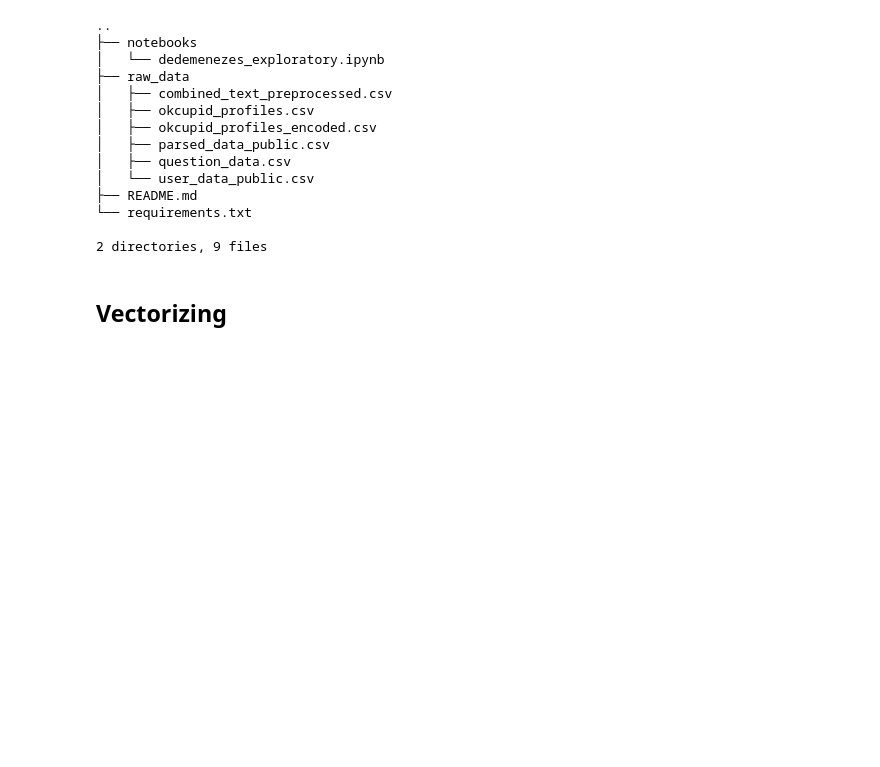
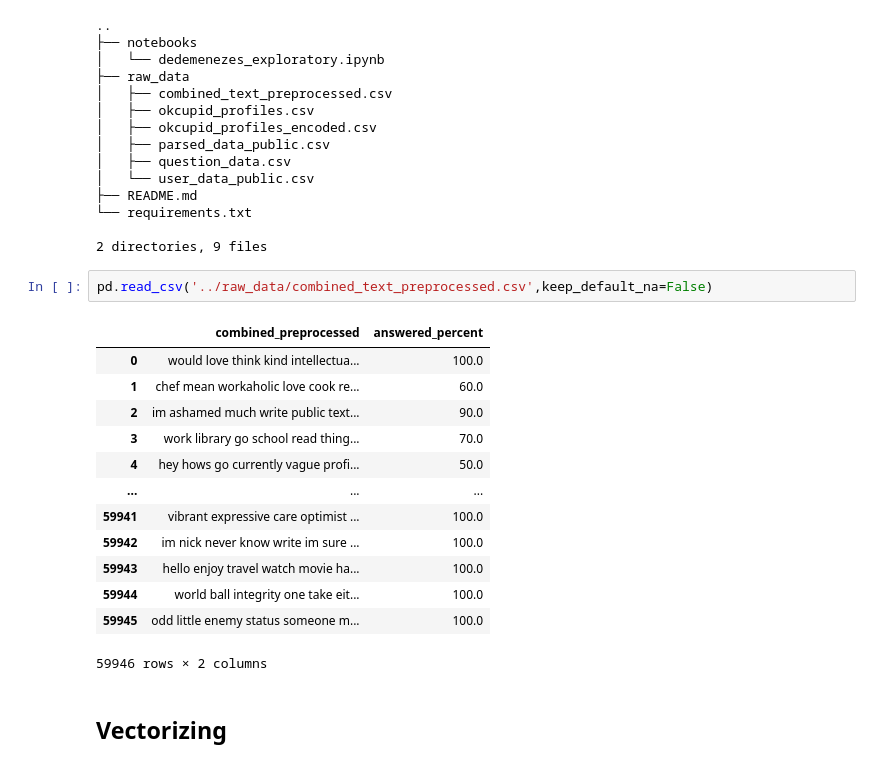
Before and after one commit to ninamcunha/amooora, a Jupyter notebook: notebooks/dedemenezes_exploratory.ipynb, the cells around one changed output. Cells and saved outputs as stored; diff of their text form; blank space fills up the shorter version.

```diff
--- a/notebooks/dedemenezes_exploratory.ipynb
+++ b/notebooks/dedemenezes_exploratory.ipynb
@@ -470,6 +492,22 @@ clean_preprocessed_df.to_csv('../raw_data/combined_text_preprocessed.csv')
 └── requirements.txt
 
 2 directories, 9 files
+# %%
+pd.read_csv('../raw_data/combined_text_preprocessed.csv',keep_default_na=False)
+# %% [output]
+|  | combined_preprocessed | answered_percent |
+| 0 | would love think kind intellectua... | 100.0 |
+| 1 | chef mean workaholic love cook re... | 60.0 |
+| 2 | im ashamed much write public text... | 90.0 |
+| 3 | work library go school read thing... | 70.0 |
+| 4 | hey hows go currently vague profi... | 50.0 |
+| ... | ... | ... |
+| 59941 | vibrant expressive care optimist ... | 100.0 |
+| 59942 | im nick never know write im sure ... | 100.0 |
+| 59943 | hello enjoy travel watch movie ha... | 100.0 |
+| 59944 | world ball integrity one take eit... | 100.0 |
+| 59945 | odd little enemy status someone m... | 100.0 |
+59946 rows × 2 columns
 # %% [markdown]
 ## Vectorizing
 # %% [markdown]
```
Also changed, not shown: parts of 8 cells of this notebook.
